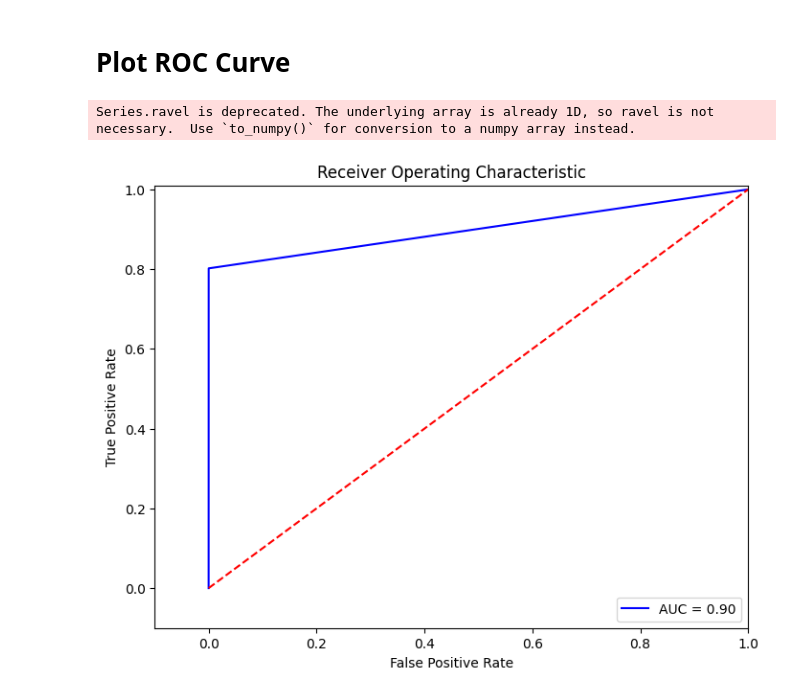
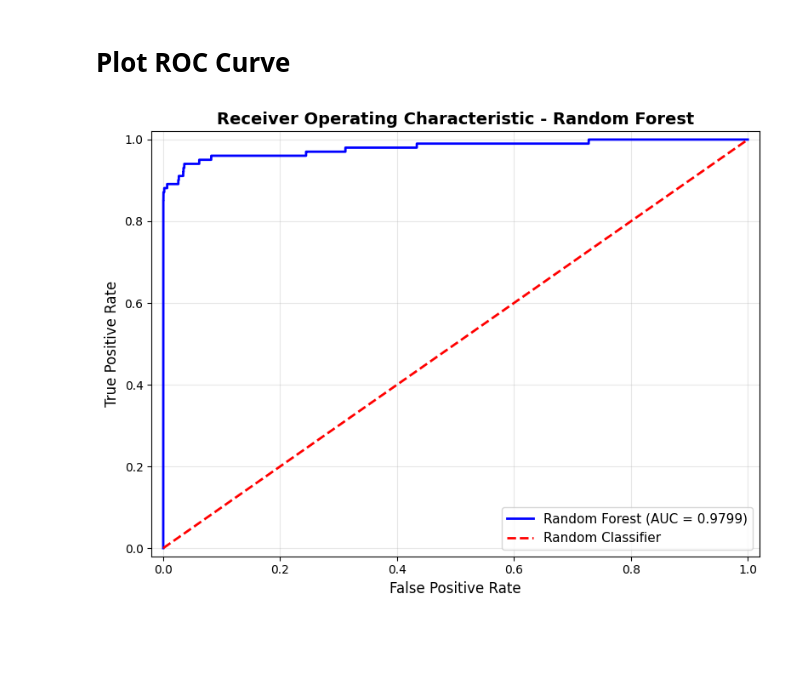
Before and after one commit to BootMerc/CreditCard-fraud-detection, a Jupyter notebook: DM project_Random_Forest.ipynb, the cells around one changed output. Drawn from its saved outputs; the diff is of its cells as text; code cells hidden in the pictures; blank space fills up the shorter version.

```diff
--- a/DM project_Random_Forest.ipynb
+++ b/DM project_Random_Forest.ipynb
@@ -693,25 +666,33 @@ Confusion matrix saved to visualization\cm_safe_fraud.html
 # %% [markdown]
 # Plot ROC Curve
 # %%
-from sklearn.metrics import confusion_matrix,precision_recall_curve,auc,roc_auc_score,roc_curve,recall_score,classification_report
+from sklearn.metrics import (confusion_matrix, precision_recall_curve, auc,
+                             roc_auc_score, roc_curve, recall_score,
+                             classification_report, ConfusionMatrixDisplay)
+import matplotlib.pyplot as plt
+import seaborn as sns
+import numpy as np
+
+# Get predictions
+y_pred_proba = Final_Model.predict_proba(X_test)[:, 1]  # Probabilities for ROC
+y_pred = Final_Model.predict(X_test)  # Class predictions for confusion matrix
 
 plt.rcParams.update({'font.size': 10})
 
-fpr, tpr, thresholds = roc_curve(y_test.ravel(),y_pred)
-roc_auc = auc(fpr,tpr)
+fpr, tpr, thresholds = roc_curve(y_test, y_pred_proba)
+roc_auc = auc(fpr, tpr)
 
-# Plot ROC
-plt.figure(figsize=(8,6))  # Example: 10x8 inches
-plt.title('Receiver Operating Characteristic')
-plt.plot(fpr, tpr, 'b',label='AUC = %0.2f'% roc_auc)
-plt.legend(loc='lower right')
-plt.plot([0,1],[0,1],'r--')
-plt.xlim([-0.1,1.0])
-plt.ylim([-0.1,1.01])
-plt.ylabel('True Positive Rate')
-plt.xlabel('False Positive Rate')
-
+plt.figure(figsize=(8, 6))
+plt.title('Receiver Operating Characteristic - Random Forest', fontsize=14, fontweight='bold')
+plt.plot(fpr, tpr, 'b-', linewidth=2, label=f'Random Forest (AUC = {roc_auc:.4f})')
+plt.plot([0, 1], [0, 1], 'r--', linewidth=2, label='Random Classifier')
+plt.xlim([-0.02, 1.02])
+plt.ylim([-0.02, 1.02])
+plt.xlabel('False Positive Rate', fontsize=12)
+plt.ylabel('True Positive Rate', fontsize=12)
+plt.legend(loc='lower right', fontsize=11)
+plt.grid(alpha=0.3)
+plt.tight_layout()
 plt.show()
 # %% [output]
-Series.ravel is deprecated. The underlying array is already 1D, so ravel is not necessary.  Use `to_numpy()` for conversion to a numpy array instead.
-[figure, old version]
+[figure, new version]
```
Also changed, not shown: parts of 12 cells of this notebook.
